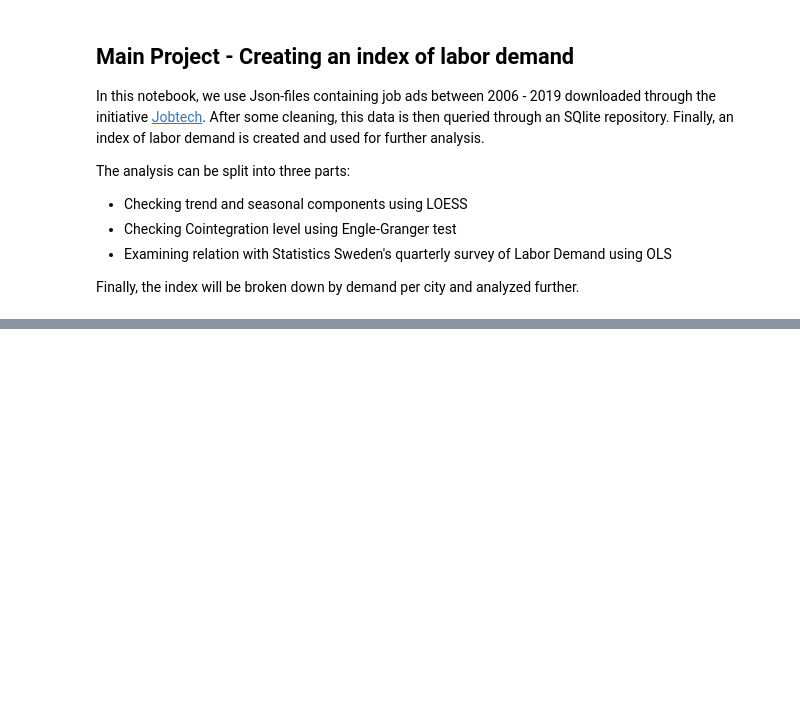
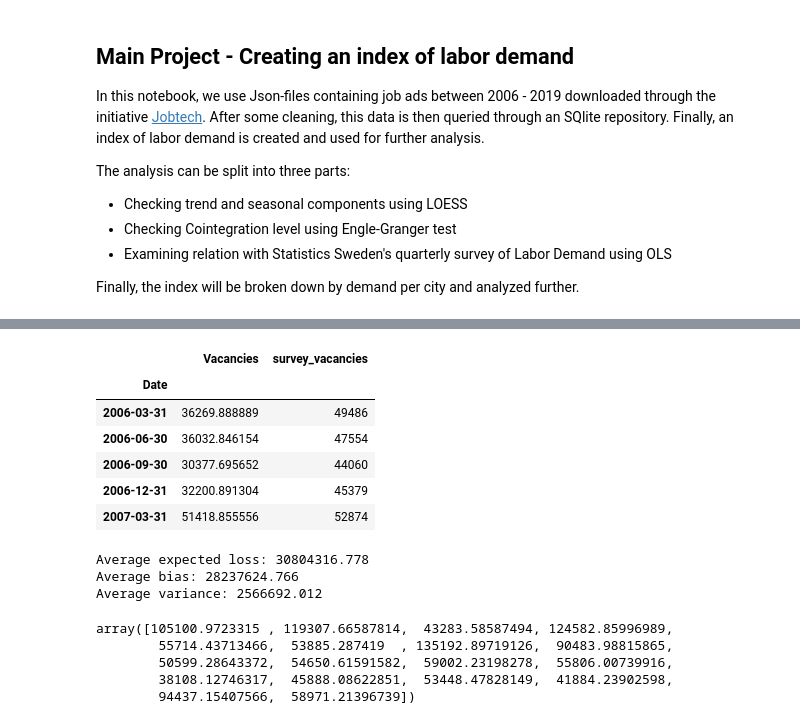
Before and after one commit to wilhelmakesson/Measuring_labor_demand, a Jupyter notebook: Main Project file.ipynb, the cells around one changed output, grey strips where cells are left out. Saved outputs shown, nothing was run; the diff lists cells and outputs as text; code cells hidden in the pictures; blank space fills up the shorter version.

```diff
--- a/Main Project file.ipynb
+++ b/Main Project file.ipynb
@@ -112 +115,6 @@ labor_survey = labor_survey.iloc[:,1:].T
+# %%
+job_df = pd.read_csv("/Users/wilhelmakesson/Desktop/Master Thesis/Data/muni_int/results.csv", names=["Date", "Vacancies"])
+job_df = job_df.set_index(pd.to_datetime(job_df['Date'])).drop('Date', axis=1)
+labor_survey = pd.read_csv("/Users/wilhelmakesson/Desktop/Master Thesis/Data/muni_int/lediga_jobb.csv").drop('quarter', axis=1)
+labor_survey = labor_survey.set_index(pd.date_range('2006-01-01','2020-12-01', freq='Q'))
 # %%
@@ -132,0 +219,56 @@ plt.show()
+# %%
+#First, the daily index need to be resampled to quarterly frequency for the regressions to work
+results_resampled = job_df.resample('Q').mean().iloc[:-1,:]
+job_df_q = results_resampled.join(labor_survey).rename(columns={'Total':'survey_vacancies'})
+job_df_q.head()
+# %% [output]
+|  | Vacancies | survey_vacancies |
+| Date |  |  |
+| 2006-03-31 | 36269.888889 | 49486 |
+| 2006-06-30 | 36032.846154 | 47554 |
+| 2006-09-30 | 30377.695652 | 44060 |
+| 2006-12-31 | 32200.891304 | 45379 |
+| 2007-03-31 | 51418.855556 | 52874 |
+# %%
+#A variance-bias decomposition to see how much of the model's error is due to variance and what is due to bias
+y = job_df_q.iloc[:,1].values
+X = job_df_q.iloc[:,0].values
+X = X.reshape(-1, 1)
+X_train, X_test, y_train, y_test = train_test_split(X, y,
+                                                    test_size=0.3,
+                                                    random_state=123,
+                                                    shuffle=True)
+
+ols_lin = LinearRegression()
+
+avg_expected_loss, avg_bias, avg_var = bias_variance_decomp(
+        ols_lin, X_train, y_train, X_test, y_test,
+        loss='mse',
+        random_seed=123)
+
+print('Average expected loss: %.3f' % avg_expected_loss)
+print('Average bias: %.3f' % avg_bias)
+print('Average variance: %.3f' % avg_var)
+# %% [output]
+Average expected loss: 30804316.778
+Average bias: 28237624.766
+Average variance: 2566692.012
+# %%
+#A preliminary train/test model of OLS seeing how well it predicts itself
+y = job_df_q.iloc[:,1].values
+X = job_df_q.iloc[:,0].values
+X = X.reshape(-1, 1)
+X_train, X_test, y_train, y_test = train_test_split(X, y,
+                                                    test_size=0.3,
+                                                    random_state=123,
+                                                    shuffle=True)
+
+LinReg = LinearRegression().fit(X_train, y_train)
+y_prediction = LinReg.predict(X_test)
+y_prediction
+# %% [output]
+array([105100.9723315 , 119307.66587814,  43283.58587494, 124582.85996989,
+        55714.43713466,  53885.287419  , 135192.89719126,  90483.98815865,
+        50599.28643372,  54650.61591582,  59002.23198278,  55806.00739916,
+        38108.12746317,  45888.08622851,  53448.47828149,  41884.23902598,
+        94437.15407566,  58971.21396739])
```
Also changed, not shown: parts of 23 cells of this notebook, 1 other file.
